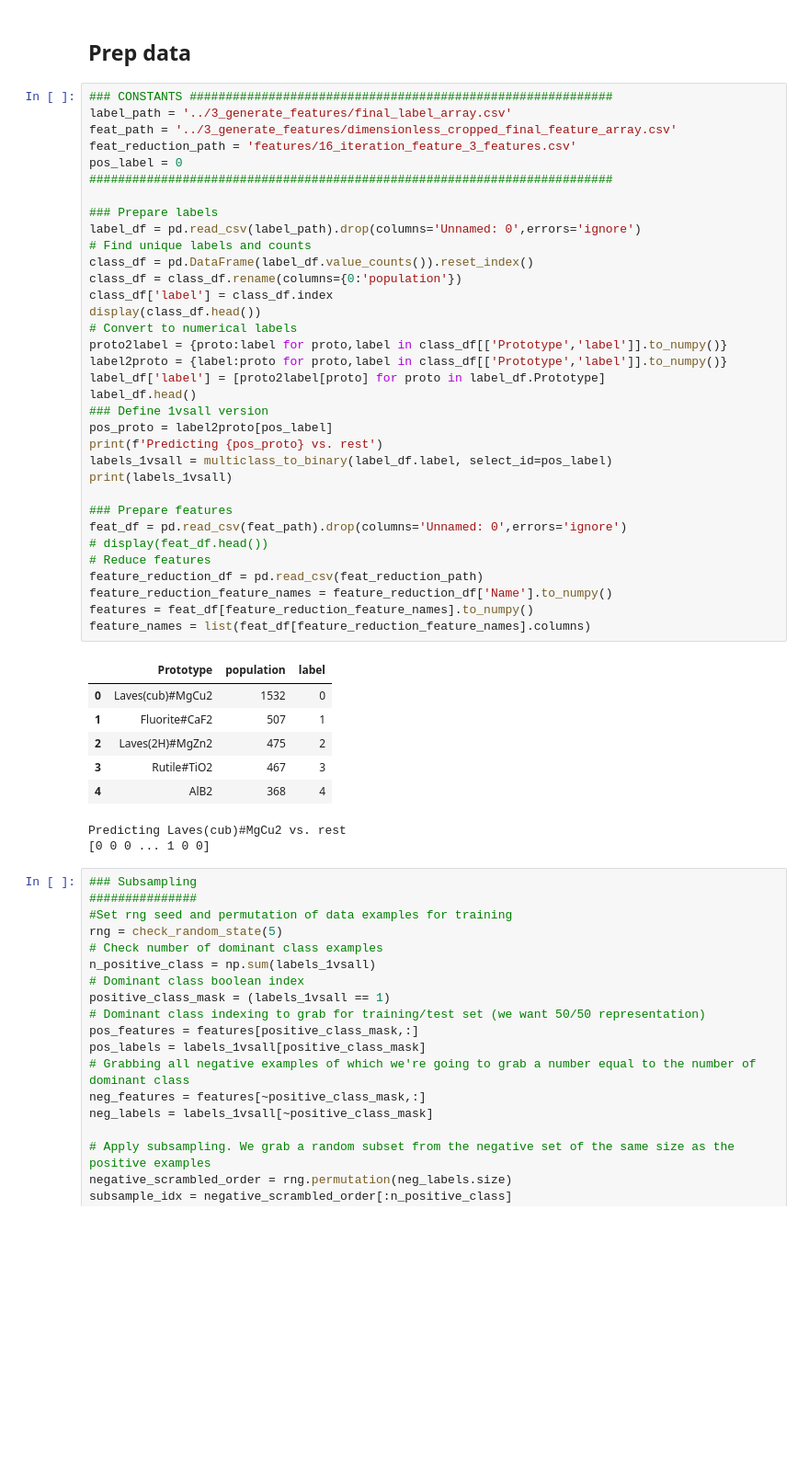
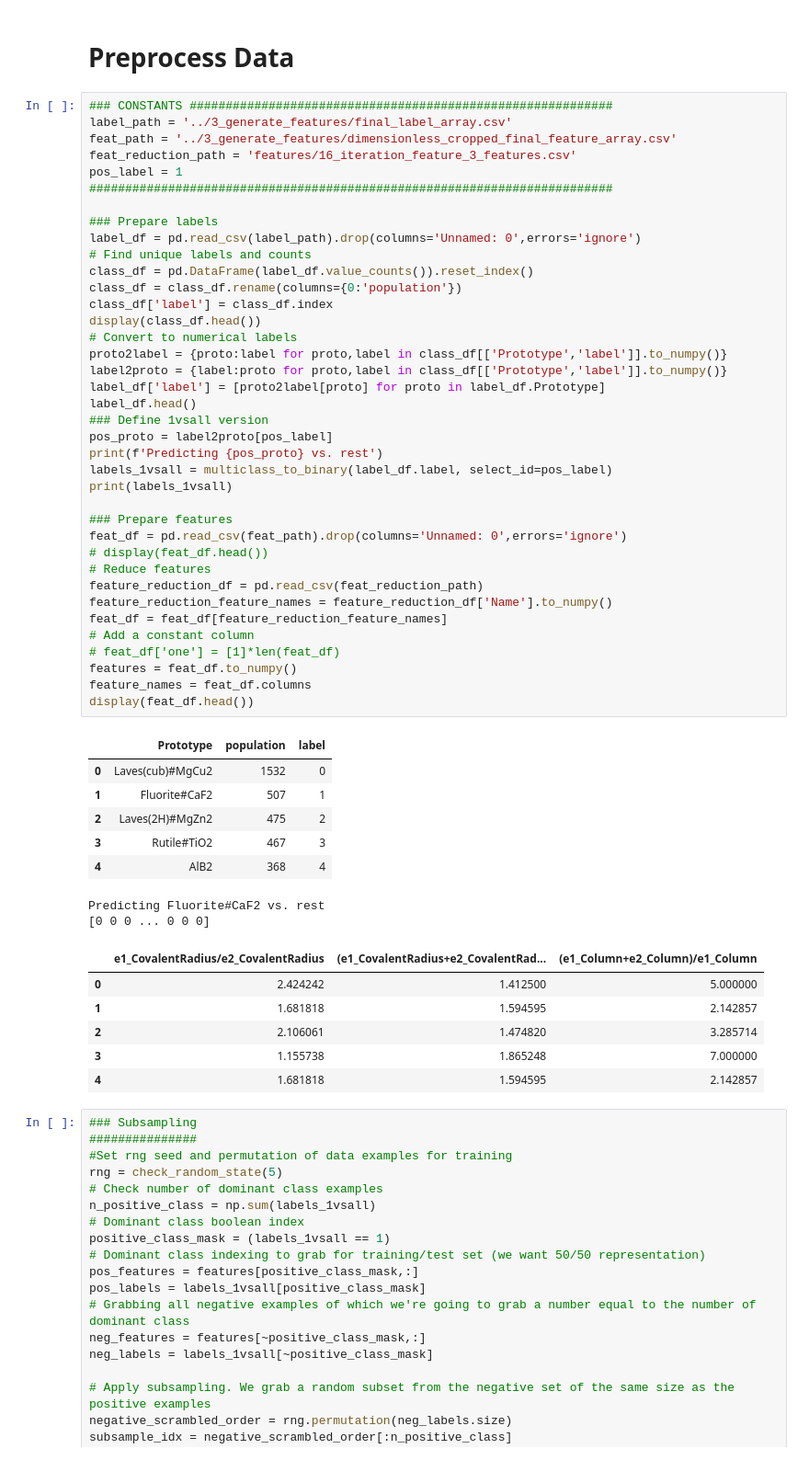
Before and after one commit to AlbertVong/Mat-Hack-2023, a Jupyter notebook: 5_SR_prototyping/sr_prototype.ipynb, the cells around one changed output. Shown at 92% size. Cells and saved outputs as stored; diff of their text form; blank space fills up the shorter version.

```diff
--- a/5_SR_prototyping/sr_prototype.ipynb
+++ b/5_SR_prototyping/sr_prototype.ipynb
@@ -55,48 +117,58 @@ def prettify(classifier):
-# %% [markdown]
-## Prep data
+# %% [markdown]
+# Preprocess Data
 # %%
 ### CONSTANTS ###########################################################
 label_path = '../3_generate_features/final_label_array.csv'
 feat_path = '../3_generate_features/dimensionless_cropped_final_feature_array.csv'
 feat_reduction_path = 'features/16_iteration_feature_3_features.csv'
-pos_label = 0
+pos_label = 1
 #########################################################################
 
 ### Prepare labels
 label_df = pd.read_csv(label_path).drop(columns='Unnamed: 0',errors='ignore')
 # Find unique labels and counts
 class_df = pd.DataFrame(label_df.value_counts()).reset_index()
 class_df = class_df.rename(columns={0:'population'})
 class_df['label'] = class_df.index
 display(class_df.head())
 # Convert to numerical labels
 proto2label = {proto:label for proto,label in class_df[['Prototype','label']].to_numpy()}
 label2proto = {label:proto for proto,label in class_df[['Prototype','label']].to_numpy()}
 label_df['label'] = [proto2label[proto] for proto in label_df.Prototype]
 label_df.head()
 ### Define 1vsall version
 pos_proto = label2proto[pos_label]
 print(f'Predicting {pos_proto} vs. rest')
 labels_1vsall = multiclass_to_binary(label_df.label, select_id=pos_label)
 print(labels_1vsall)
 
 ### Prepare features
 feat_df = pd.read_csv(feat_path).drop(columns='Unnamed: 0',errors='ignore')
 # display(feat_df.head())
 # Reduce features
 feature_reduction_df = pd.read_csv(feat_reduction_path)
 feature_reduction_feature_names = feature_reduction_df['Name'].to_numpy()
-features = feat_df[feature_reduction_feature_names].to_numpy()
-feature_names = list(feat_df[feature_reduction_feature_names].columns)
+feat_df = feat_df[feature_reduction_feature_names]
+# Add a constant column
+# feat_df['one'] = [1]*len(feat_df)
+features = feat_df.to_numpy()
+feature_names = feat_df.columns
+display(feat_df.head())
 # %% [output]
 |  | Prototype | population | label |
 | 0 | Laves(cub)#MgCu2 | 1532 | 0 |
 | 1 | Fluorite#CaF2 | 507 | 1 |
 | 2 | Laves(2H)#MgZn2 | 475 | 2 |
 | 3 | Rutile#TiO2 | 467 | 3 |
 | 4 | AlB2 | 368 | 4 |
-Predicting Laves(cub)#MgCu2 vs. rest
-[0 0 0 ... 1 0 0]
+Predicting Fluorite#CaF2 vs. rest
+[0 0 0 ... 0 0 0]
+|  | e1_CovalentRadius/e2_CovalentRadius | (e1_CovalentRadius+e2_CovalentRad... | (e1_Column+e2_Column)/e1_Column |
+| 0 | 2.424242 | 1.412500 | 5.000000 |
+| 1 | 1.681818 | 1.594595 | 2.142857 |
+| 2 | 2.106061 | 1.474820 | 3.285714 |
+| 3 | 1.155738 | 1.865248 | 7.000000 |
+| 4 | 1.681818 | 1.594595 | 2.142857 |
 # %%
 ### Subsampling
 ###############
```
Also changed, not shown: parts of 11 cells of this notebook, 19 other files.
